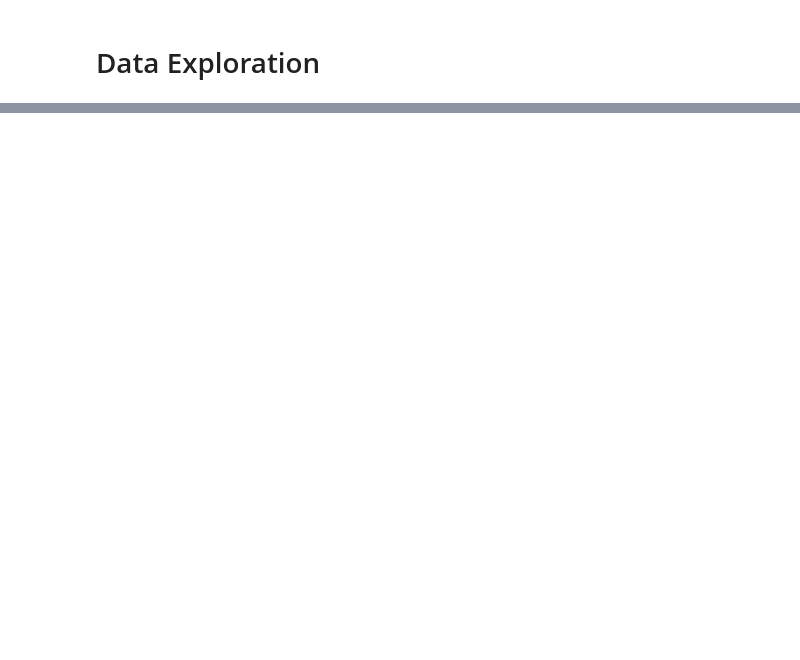
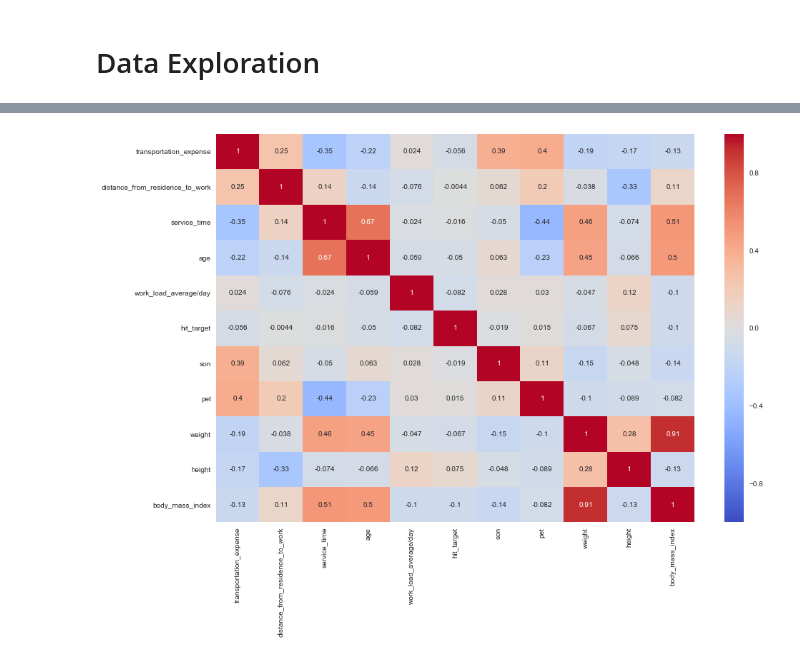
Before and after one commit to nagarmayank/Predict_Absenteeism, a Jupyter notebook: assignment.ipynb, the cells around one changed output, grey strips where cells are left out. Saved outputs shown, nothing was run; the diff lists cells and outputs as text; code cells hidden in the pictures; blank space fills up the shorter version.

```diff
--- a/assignment.ipynb
+++ b/assignment.ipynb
@@ -458,0 +215,7 @@ Name: absenteeism_time_in_hours, dtype: int64
+# %%
+# Seasons and months are highly correlated to each other, hence dropping seasons column
+
+df = df.drop('seasons',axis=1)
+# %%
+df = pd.get_dummies(df, prefix_sep='_', drop_first=False)
+df.head()
@@ -458,0 +246,9 @@ Name: absenteeism_time_in_hours, dtype: int64
+# %%
+# From the above plot, we can see that there are many outliers. But we are going to delete rows only for point 1:
+# 1) absenteeism_time_in_hours => 24
+# 2) work_load_average/day > 350
+# 3) hit_target < 85
+# 4) transportation_expense > 380
+# 5) service_time > 25
+
+df = df.drop(df[df.absenteeism_time_in_hours >= 24].index).reset_index(drop=True)
@@ -458,0 +281,13 @@ Name: absenteeism_time_in_hours, dtype: int64
+# %%
+%matplotlib inline
+import seaborn as sns
+import matplotlib.pyplot as plt
+
+plt.figure(figsize=(15,10))
+cols = ['transportation_expense', 'distance_from_residence_to_work', 'service_time', 'age', 'work_load_average/day', \
+'hit_target', 'son', 'pet', 'weight', 'height', 'body_mass_index']
+
+sns.heatmap(df[cols].corr(),vmin=-1,cmap='coolwarm',annot=True)
+plt.show()
+# %% [output]
+[figure, added]
```
Also changed, not shown: parts of 60 cells of this notebook, 1 other file.
